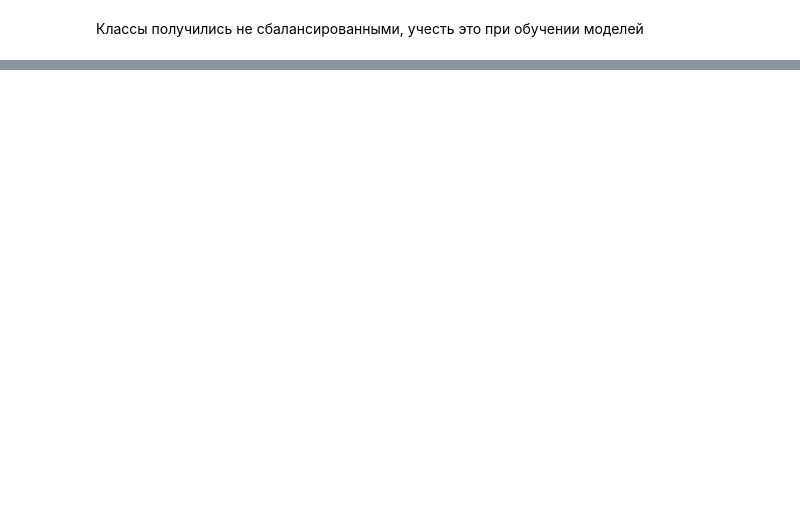
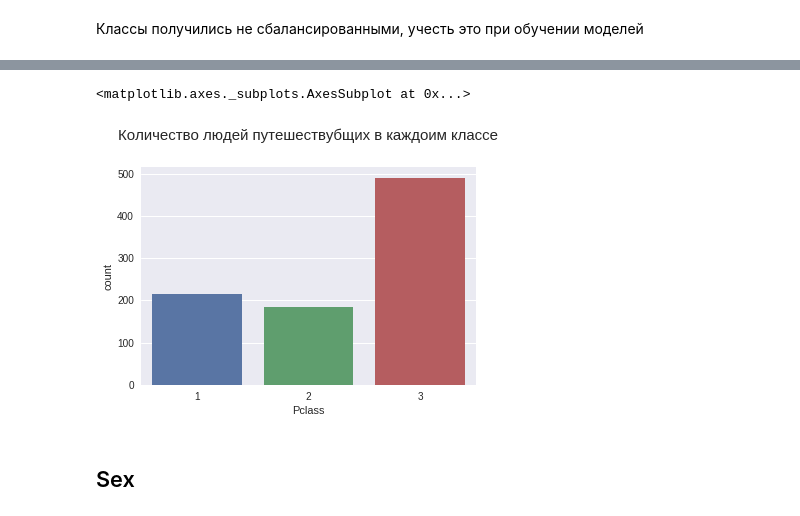
Before and after one commit to VokhmintcevKirill/ti-nic_competition2, a Jupyter notebook: Titanic_3.0.ipynb, the cells around one changed output, grey strips where cells are left out. Drawn from its saved outputs; the diff is of its cells as text; code cells hidden in the pictures; blank space fills up the shorter version.

```diff
--- a/Titanic_3.0.ipynb
+++ b/Titanic_3.0.ipynb
@@ -57,0 +122,8 @@ sns.countplot(x='Survived', data = train)
+# %%
+plt.title(u'Количество людей путешествубщих в каждоим классе', y= 1.1, size=15)
+sns.countplot(x='Pclass', data = train)
+# %% [output]
+<matplotlib.axes._subplots.AxesSubplot at 0x...>
+[figure, added]
+# %% [markdown]
+## Sex
```
Also changed, not shown: parts of 36 cells of this notebook.
